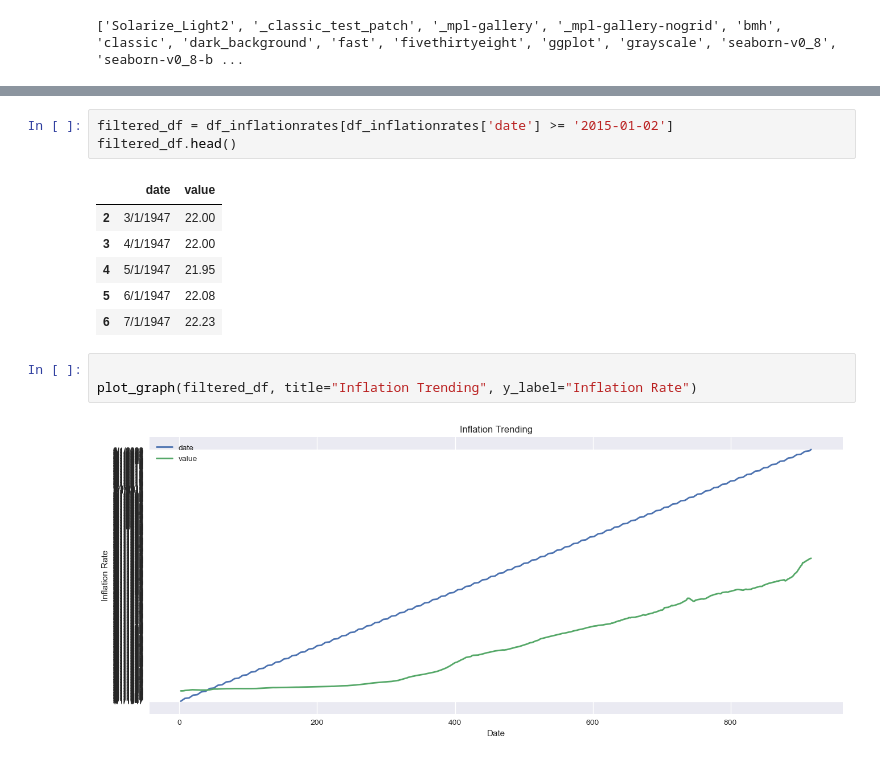
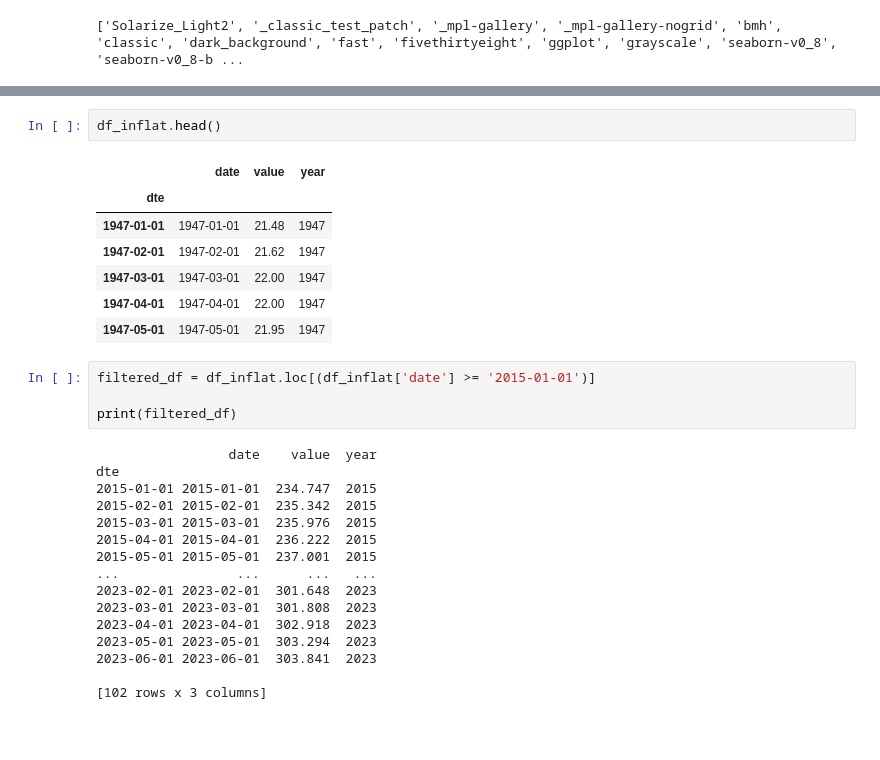
Before and after one commit to xraySMULu/the-big-squeeze, a Jupyter notebook: Code/cg_analysis.ipynb, the cells around one changed output, grey strips where cells are left out. Cells and saved outputs as stored; diff of their text form; blank space fills up the shorter version.

```diff
--- a/Code/cg_analysis.ipynb
+++ b/Code/cg_analysis.ipynb
@@ -73,15 +118,30 @@ df_inflationrates.head()
+# %%
+df_inflat.head()
+# %% [output]
+|  | date | value | year |
+| dte |  |  |  |
+| 1947-01-01 | 1947-01-01 | 21.48 | 1947 |
+| 1947-02-01 | 1947-02-01 | 21.62 | 1947 |
+| 1947-03-01 | 1947-03-01 | 22.00 | 1947 |
+| 1947-04-01 | 1947-04-01 | 22.00 | 1947 |
+| 1947-05-01 | 1947-05-01 | 21.95 | 1947 |
 # %%
-filtered_df = df_inflationrates[df_inflationrates['date'] >= '2015-01-02']
-filtered_df.head()
+filtered_df = df_inflat.loc[(df_inflat['date'] >= '2015-01-01')]
+
+print(filtered_df)
 # %% [output]
-|  | date | value |
-| 2 | 3/1/1947 | 22.00 |
-| 3 | 4/1/1947 | 22.00 |
-| 4 | 5/1/1947 | 21.95 |
-| 5 | 6/1/1947 | 22.08 |
-| 6 | 7/1/1947 | 22.23 |
+                 date    value  year
+dte
+2015-01-01 2015-01-01  234.747  2015
+2015-02-01 2015-02-01  235.342  2015
+2015-03-01 2015-03-01  235.976  2015
+2015-04-01 2015-04-01  236.222  2015
+2015-05-01 2015-05-01  237.001  2015
+...               ...      ...   ...
+2023-02-01 2023-02-01  301.648  2023
+2023-03-01 2023-03-01  301.808  2023
+2023-04-01 2023-04-01  302.918  2023
+2023-05-01 2023-05-01  303.294  2023
+2023-06-01 2023-06-01  303.841  2023
+
+[102 rows x 3 columns]
-# %%
-
-plot_graph(filtered_df, title="Inflation Trending", y_label="Inflation Rate")
-# %% [output]
-[figure, removed]
```
Also changed, not shown: parts of 19 cells of this notebook, 8 other files.
